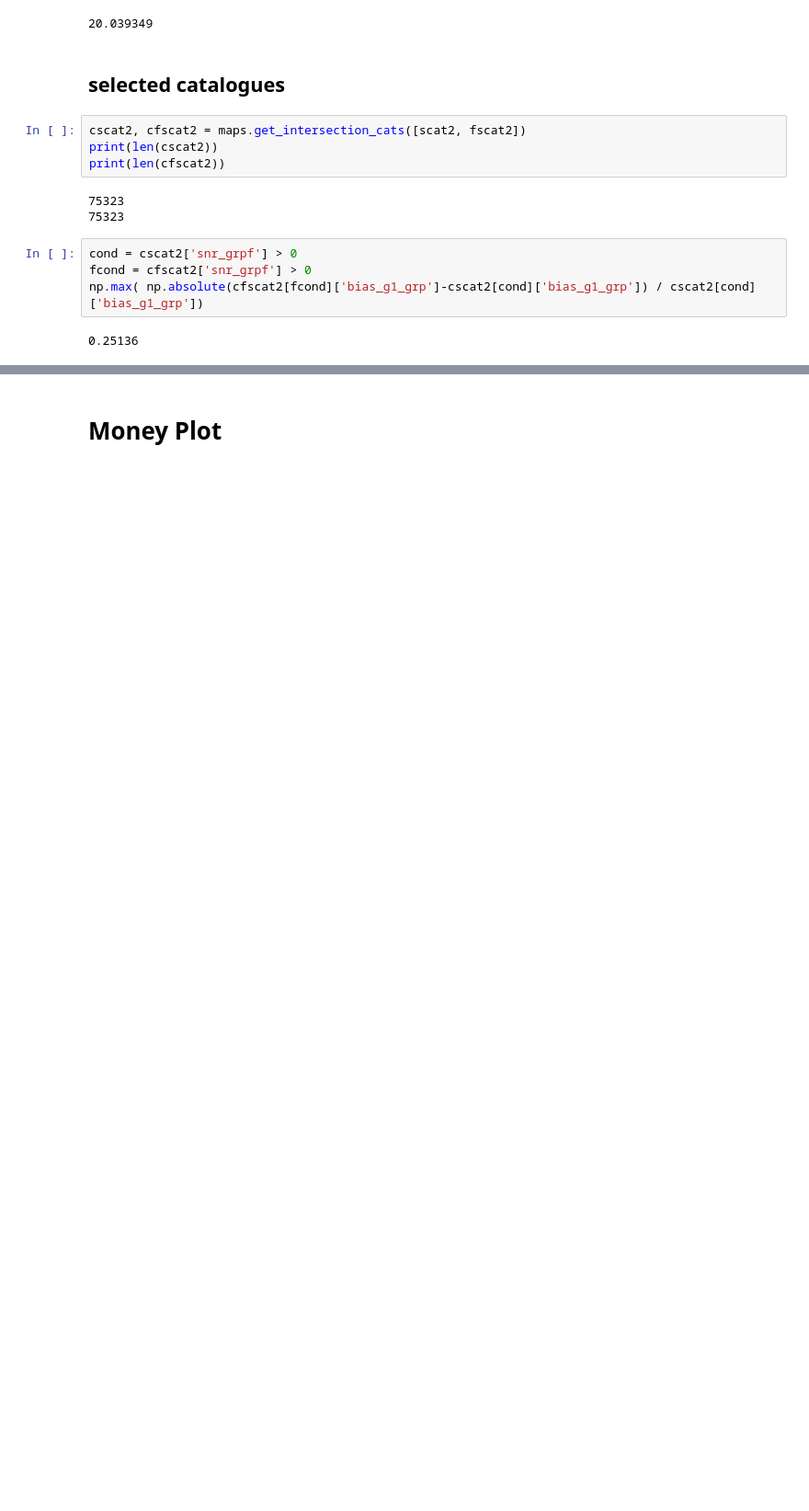
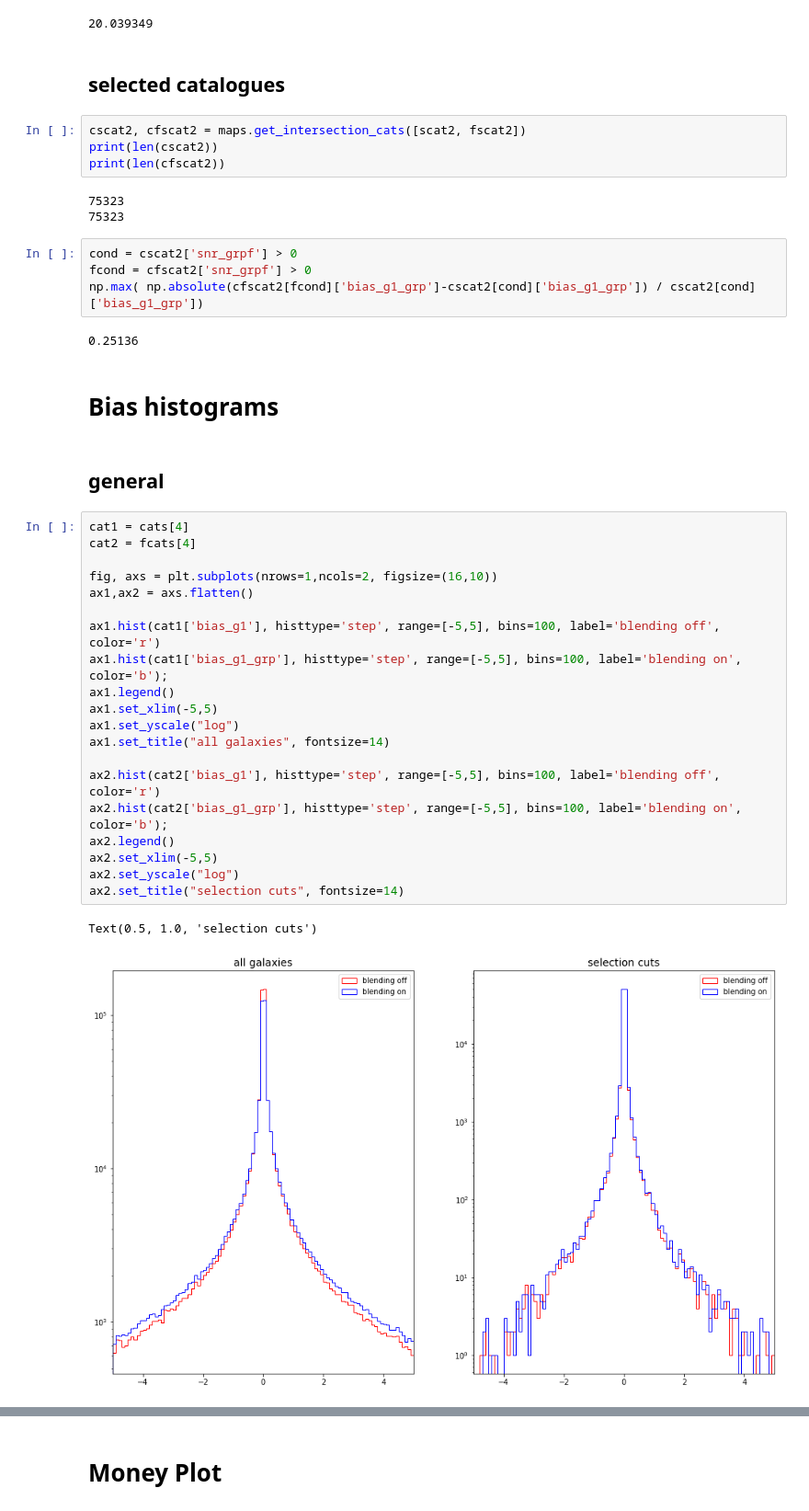
Before and after one commit to ismael-mendoza/wld_code, a Jupyter notebook: notebooks/reflect2.ipynb, the cells around one changed output, grey strips where cells are left out. Shown at 92% size. Saved outputs shown, nothing was run; the diff lists cells and outputs as text; blank space fills up the shorter version.

```diff
--- a/notebooks/reflect2.ipynb
+++ b/notebooks/reflect2.ipynb
@@ -301,3 +332,30 @@ fcond = cfscat2['snr_grpf'] > 0
 np.max( np.absolute(cfscat2[fcond]['bias_g1_grp']-cscat2[cond]['bias_g1_grp']) / cscat2[cond]['bias_g1_grp'])
 # %% [output]
 0.25136
+# %% [markdown]
+# Bias histograms
+# %% [markdown]
+## general
+# %%
+cat1 = cats[4]
+cat2 = fcats[4]
+
+fig, axs = plt.subplots(nrows=1,ncols=2, figsize=(16,10))
+ax1,ax2 = axs.flatten()
+
+ax1.hist(cat1['bias_g1'], histtype='step', range=[-5,5], bins=100, label='blending off', color='r')
+ax1.hist(cat1['bias_g1_grp'], histtype='step', range=[-5,5], bins=100, label='blending on', color='b');
+ax1.legend()
+ax1.set_xlim(-5,5)
+ax1.set_yscale("log")
+ax1.set_title("all galaxies", fontsize=14)
+
+ax2.hist(cat2['bias_g1'], histtype='step', range=[-5,5], bins=100, label='blending off', color='r')
+ax2.hist(cat2['bias_g1_grp'], histtype='step', range=[-5,5], bins=100, label='blending on', color='b');
+ax2.legend()
+ax2.set_xlim(-5,5)
+ax2.set_yscale("log")
+ax2.set_title("selection cuts", fontsize=14)
+# %% [output]
+Text(0.5, 1.0, 'selection cuts')
+[figure, added]
```
Also changed, not shown: parts of 58 cells of this notebook, 4 other files.
